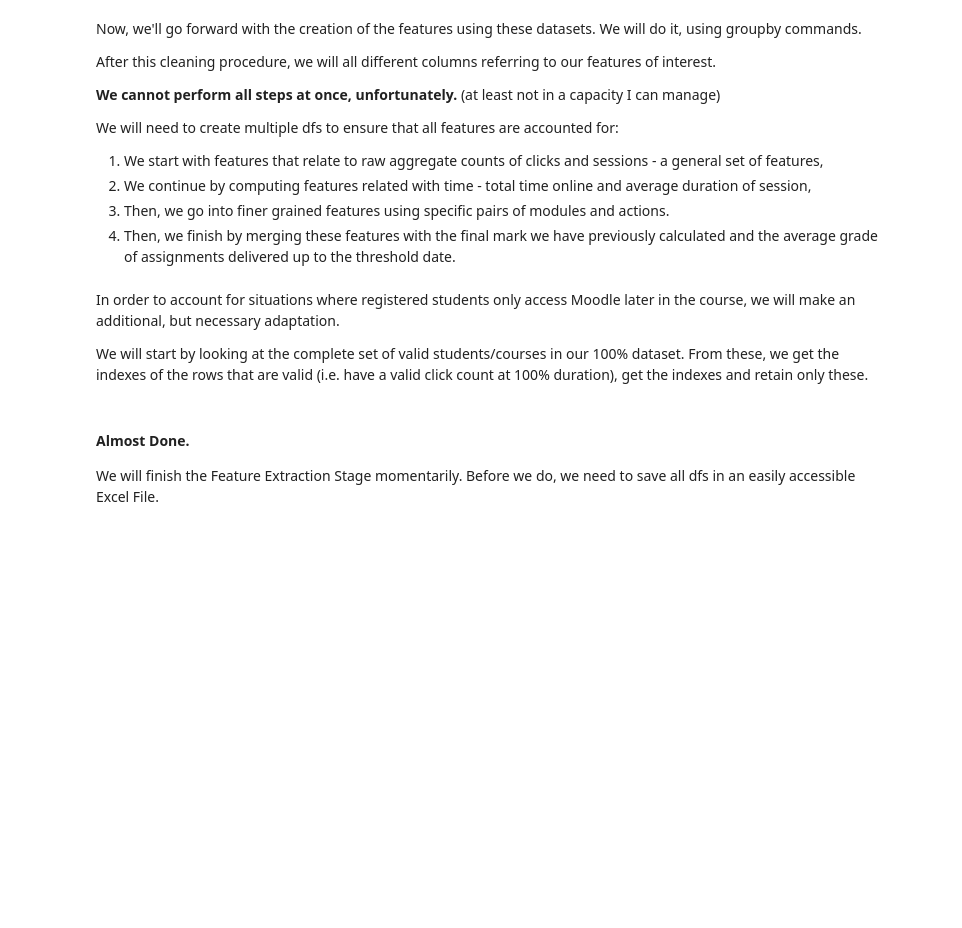
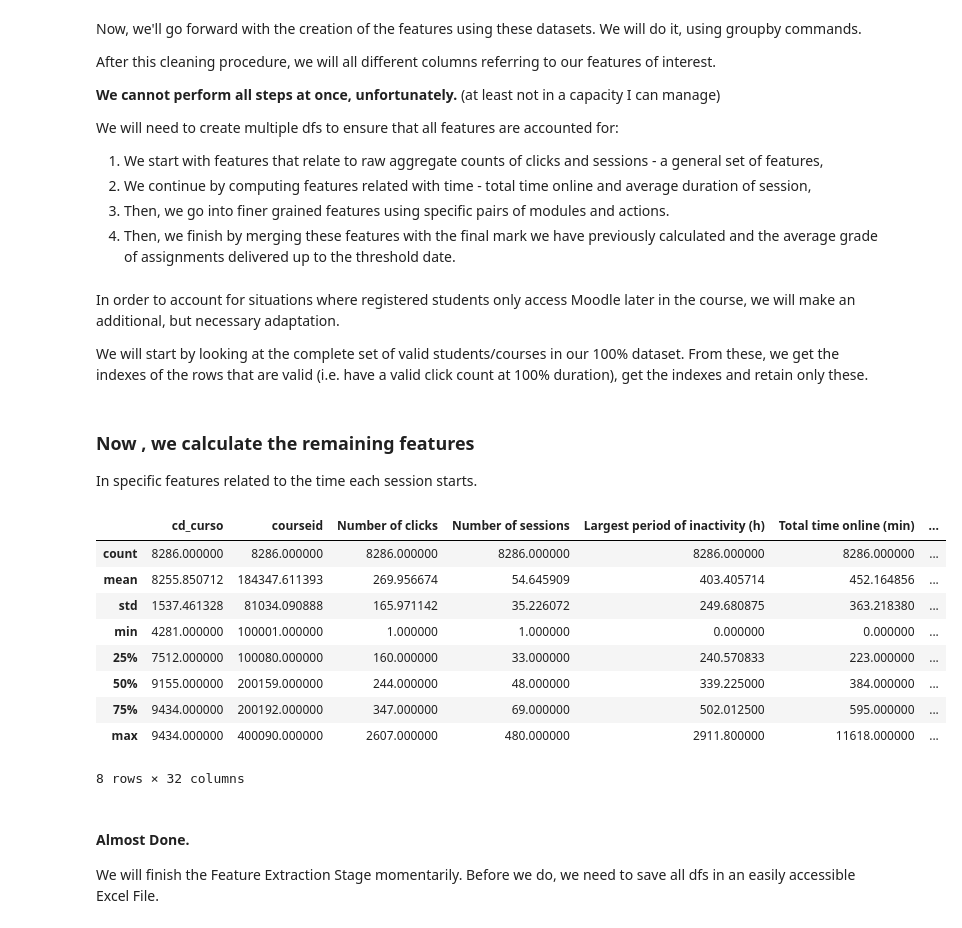
Before and after one commit to RicardoSantos0/timely_accurate_portable, a Jupyter notebook: Notebooks/3.1. Feature Extraction and Feature Engineering - Nova IMS.ipynb, the cells around one changed output. Drawn from its saved outputs; the diff is of its cells as text; code cells hidden in the pictures; blank space fills up the shorter version.

```diff
--- a/Notebooks/3.1. Feature Extraction and Feature Engineering - Nova IMS.ipynb
+++ b/Notebooks/3.1. Feature Extraction and Feature Engineering - Nova IMS.ipynb
@@ -1143,7 +1129,7 @@ for i in tqdm(logs_dict):
         pivot = pd.pivot_table(logs_dict[i][j], index = 'userid',
                               columns = ['objecttable', 'target', 'action'],
                               values='component',
-                              aggfunc = 'count').fillna(0)
+                              aggfunc = 'count')
 
         #applies the function that removes multiindex
         pivot.columns = pivot.columns.map(flattenHierarchicalCol)
@@ -1164,7 +1150,7 @@ for i in tqdm(logs_dict):
                                 ]
 
         # We reindex pivot to contain all columns we intend to have, even if they are note present
-        pivot = pivot.reindex(columns = columns_to_check, fill_value = 0)
+        pivot = pivot.reindex(columns = columns_to_check)
 
         #adding columns that refer to the same things - asssignments
         pivot['Assignments submitted'] = pivot['assignments_assessable_submission'] + pivot['turnitintooltwo_add_submission']
@@ -1191,7 +1177,7 @@ for i in tqdm(logs_dict):
         pivot_1 = pd.pivot_table(logs_dict[i][j], index = 'userid',
                               columns = 'objecttable',
                               values='component',
-                              aggfunc = 'count').fillna(0).reset_index()
+                              aggfunc = 'count').reset_index()
 
         #now, we filter the pivot table to only keep the features that we are interested in - specifically, the counts
         pivot_1 = pivot_1.filter([
@@ -1236,10 +1222,10 @@ for i in tqdm(logs_dict):
         assignment_pivot = pd.pivot_table(assignment_dict[i][j], index = 'userid',
                               columns = 'assign_id',
                               values='assignment_mark',
-                              aggfunc = np.sum).fillna(0)
+                              aggfunc = np.sum)
 
         #drop assignments that either were not delivered or received grade = 0
-        assignment_pivot = assignment_pivot.loc[:, ~assignment_pivot.eq(0).all()]
+        assignment_pivot = assignment_pivot.dropna(axis=1, how='all')
 
         #now, we stack these together
         assignment_pivot = assignment_pivot.stack().reset_index().rename(columns = {0 : 'Average grade of assignments'})
@@ -1255,10 +1241,8 @@ for i in tqdm(logs_dict):
         logs_dict[i][j]['Clicks per session'] = logs_dict[i][j]['Number of clicks'] / logs_dict[i][j]['Number of sessions'] #clicks per session
 
         #now computing other features in relative terms:
-        logs_dict[i][j]['Clicks (% of course total)'] = logs_dict[i][j]['Number of clicks'] / logs_dict[i][j]['Number of clicks'].sum()
-        logs_dict[i][j]['Submissions (% of course total)'] = np.where(logs_dict[i][j]['Assignments submitted'].sum() == 0,
-                                                               0,
-                                                               logs_dict[i][j]['Assignments submitted'] / logs_dict[i][j]['Assignments submitted'].sum()) #avoid dividing by 0
+        logs_dict[i][j]['Clicks (% of course total)'] = logs_dict[i][j]['Number of clicks'] / logs_dict[i][j]['Number of clicks'].sum() * 100
+        logs_dict[i][j]['Submissions (% of course total)'] = logs_dict[i][j]['Assignments submitted'] / logs_dict[i][j]['Assignments submitted'].sum() * 100 #avoid dividing by 0
 
         #joining final grade for target
         logs_dict[i][j] = logs_dict[i][j].merge(targets_table.filter(['course_encoding', 'userid', 'exam_mark', 'final_mark']), on = ['course_encoding', 'userid'], how = 'right')
@@ -1290,7 +1274,11 @@ columns_copy = ['course_encoding', 'cd_curso', 'semestre', 'courseid', 'userid']
 #first filter the date treshold for entire course
 logs_dict['Date_threshold_100'] = logs_dict['Date_threshold_100'].iloc[rows_to_keep, :].reset_index(drop = True)
 
-# #then slice accordingly - selecting all keys except the manually programmed one
+#Convert timedelta format to numbered format - minutes
+logs_dict['Date_threshold_100']['Total time online (min)'], logs_dict['Date_threshold_100']['Average session duration (min)'] = logs_dict['Date_threshold_100']['Total time online (min)'].dt.total_seconds() / 60, logs_dict['Date_threshold_100']['Average session duration (min)'].dt.total_seconds() / 60
+logs_dict['Date_threshold_100']['Largest period of inactivity (h)'] = logs_dict['Date_threshold_100']['Largest period of inactivity (h)'].dt.total_seconds() // 60 / 60
+
+    # #then slice accordingly - selecting all keys except the manually programmed one
 for i in tqdm(list(logs_dict.keys())[:-1]):
     logs_dict[i] = logs_dict[i].iloc[rows_to_keep, :].reset_index(drop = True)
 
@@ -1300,6 +1288,32 @@ for i in tqdm(list(logs_dict.keys())[:-1]):
     #Convert timedelta format to numbered format - minutes
     logs_dict[i]['Total time online (min)'], logs_dict[i]['Average session duration (min)'] = logs_dict[i]['Total time online (min)'].dt.total_seconds() / 60, logs_dict[i]['Average session duration (min)'].dt.total_seconds() / 60
     logs_dict[i]['Largest period of inactivity (h)'] = logs_dict[i]['Largest period of inactivity (h)'].dt.total_seconds() // 60 / 60
+# %% [markdown]
+### Now , we calculate the remaining features
+
+In specific features related to the time each session starts.
+# %%
+#create new features related to the different sessions start time relative to the start of the course
+for i in tqdm(list(logs_dict)):
+
+    #columns mentioning start of session
+    for k in start_of_sessions.columns[1:]:
+        logs_dict[i][k] =  ((logs_dict[i][k] - logs_dict[i]['Start Date']).dt.days / (logs_dict[i]['End Date'] - logs_dict[i]['Start Date']).dt.days) * 100
+
+logs_dict[i].drop(['Start Date', 'End Date', f'{i}', 'Week before start'], axis = 1, inplace = True)
+# %%
+logs_dict['Date_threshold_100'].describe()
+# %% [output]
+|  | cd_curso | courseid | Number of clicks | Number of sessions | Largest period of inactivity (h) | Total time online (min) | ... |
+| count | 8286.000000 | 8286.000000 | 8286.000000 | 8286.000000 | 8286.000000 | 8286.000000 | ... |
+| mean | 8255.850712 | 184347.611393 | 269.956674 | 54.645909 | 403.405714 | 452.164856 | ... |
+| std | 1537.461328 | 81034.090888 | 165.971142 | 35.226072 | 249.680875 | 363.218380 | ... |
+| min | 4281.000000 | 100001.000000 | 1.000000 | 1.000000 | 0.000000 | 0.000000 | ... |
+| 25% | 7512.000000 | 100080.000000 | 160.000000 | 33.000000 | 240.570833 | 223.000000 | ... |
+| 50% | 9155.000000 | 200159.000000 | 244.000000 | 48.000000 | 339.225000 | 384.000000 | ... |
+| 75% | 9434.000000 | 200192.000000 | 347.000000 | 69.000000 | 502.012500 | 595.000000 | ... |
+| max | 9434.000000 | 400090.000000 | 2607.000000 | 480.000000 | 2911.800000 | 11618.000000 | ... |
+8 rows × 32 columns
 # %% [markdown]
 #### Almost Done.
 
```
Also changed, not shown: parts of 2 cells of this notebook, 3 other files.
